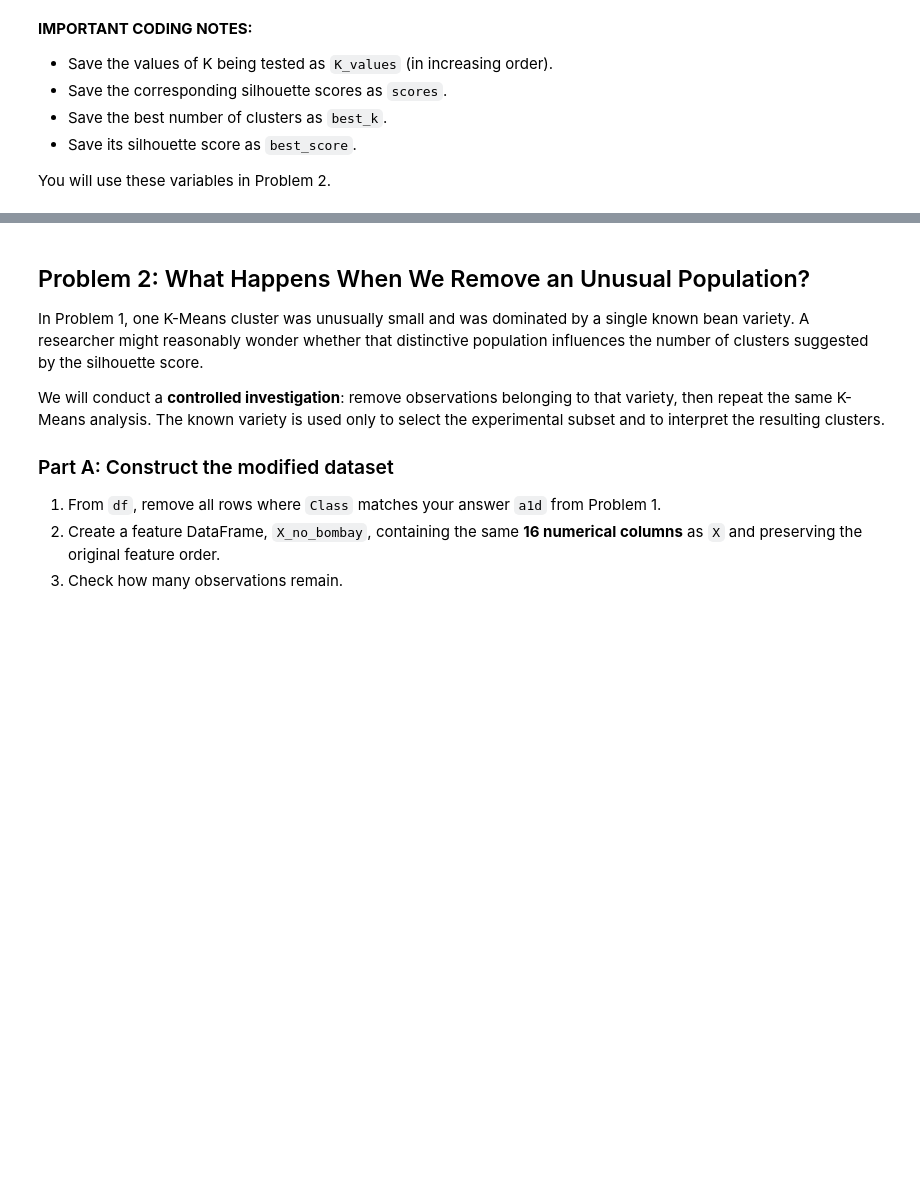
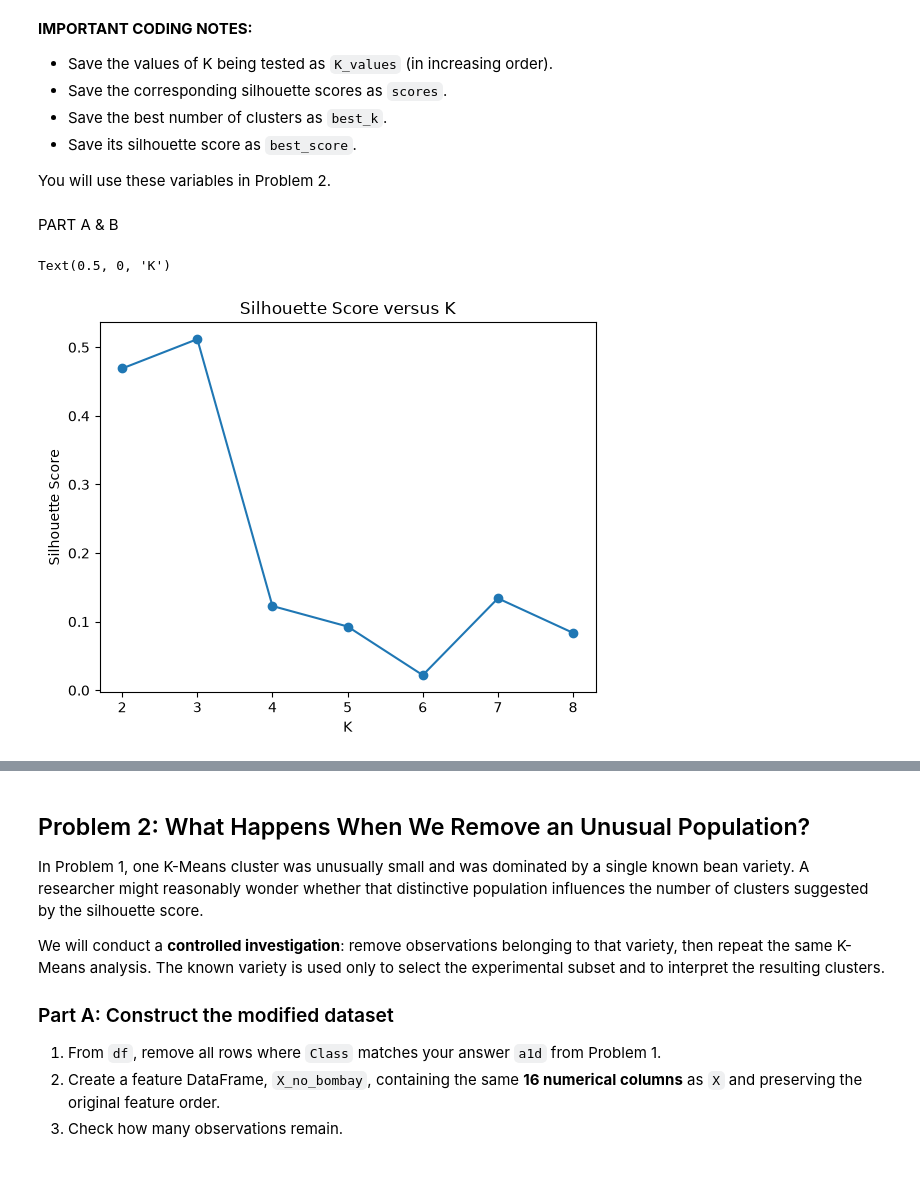
Before and after one commit to max-issokson-bu/DX603-Assignments, a Jupyter notebook: Homework_08.ipynb, the cells around one changed output, grey strips where cells are left out. Saved outputs shown, nothing was run; the diff lists cells and outputs as text; code cells hidden in the pictures; blank space fills up the shorter version.

```diff
--- a/Homework_08.ipynb
+++ b/Homework_08.ipynb
@@ -328,8 +328,37 @@ Assign:
 - Save its silhouette score as `best_score`.
 
 You will use these variables in Problem 2.
+# %% [markdown]
+PART A & B
 # %%
 # Your code here; add as many cells as you wish
+
+K_values = range(2,9)
+scores = []
+
+for K in K_values:
+    pipeline = Pipeline([
+        ("scaler", StandardScaler()),
+        ("kmeans", KMeans(
+            n_clusters=K,
+            n_init=10,
+            random_state=42
+        ))
+    ])
+
+    pipeline.fit(X)
+    scores.append(silhouette_score(X, pipeline.fit_predict(X), random_state=42, sample_size=3000))
+
+    best_k = K_values[scores.index(max(scores))]
+    best_score = max(scores)
+# %%
+plt.plot(K_values, scores, marker = "o")
+plt.title("Silhouette Score versus K")
+plt.ylabel("Silhouette Score")
+plt.xlabel("K")
+# %% [output]
+Text(0.5, 0, 'K')
+[figure, added]
 # %%
 # Your answer here, NOT in the next cell
 
```
Also changed, not shown: parts of 90 cells of this notebook, 1 other file.
